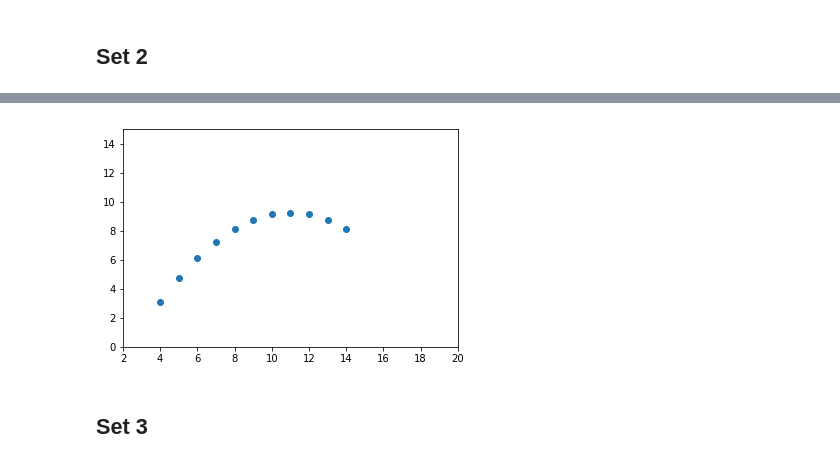
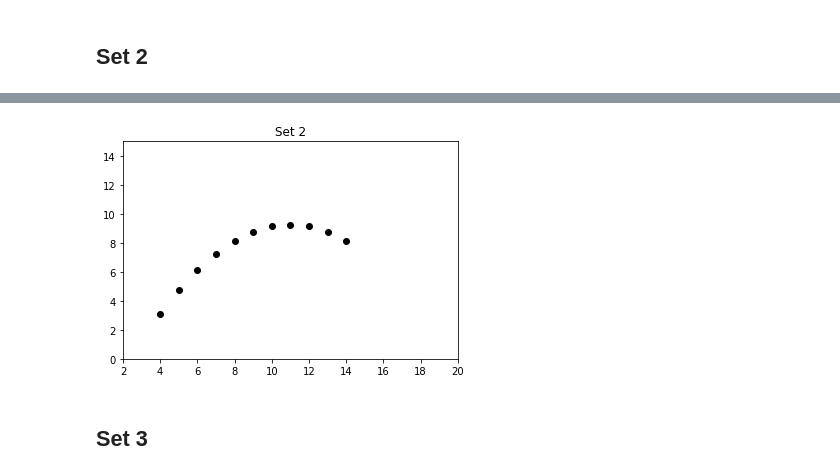
Before and after one commit to MarionMcG/data-analysis, a Jupyter notebook: anscombe.ipynb, the cells around one changed output, grey strips where cells are left out. Saved outputs shown, nothing was run; the diff lists cells and outputs as text; code cells hidden in the pictures.

Commit message:
rewrote code for dfs and plots following Week 5 lectures

```diff
--- a/anscombe.ipynb
+++ b/anscombe.ipynb
@@ -94,15 +90,17 @@ df(csv).groupby('Group').get_group('B')
 | 19 | 12 | 9.13 | B | 9 |
 | 20 | 7 | 7.26 | B | 10 |
 | 21 | 5 | 4.74 | B | 11 |
-# %%
-x1 = df(csv).groupby('Group').get_group('B')[['x1']].copy()
-y1 = df(csv).groupby('Group').get_group('B')[['y1']].copy()
-plt.scatter(x1, y1)
-plt.xlim(2, 20)
-plt.ylim(0, 15)
-plt.show()
-# %% [output]
-[figure, removed]
+# %%
+plt.title('Set 2')
+plt.xlim(2, 20)
+plt.ylim(0, 15)
+
+x = set2.loc[:, 'x']
+y = set2.loc[:, 'y']
+plt.plot(x, y, 'ko')
+plt.show()
+# %% [output]
+[figure, added]
 # %% [markdown]
 ## Set 3
 # %%
```
Also changed, not shown: parts of 15 cells of this notebook, 1 other file.
